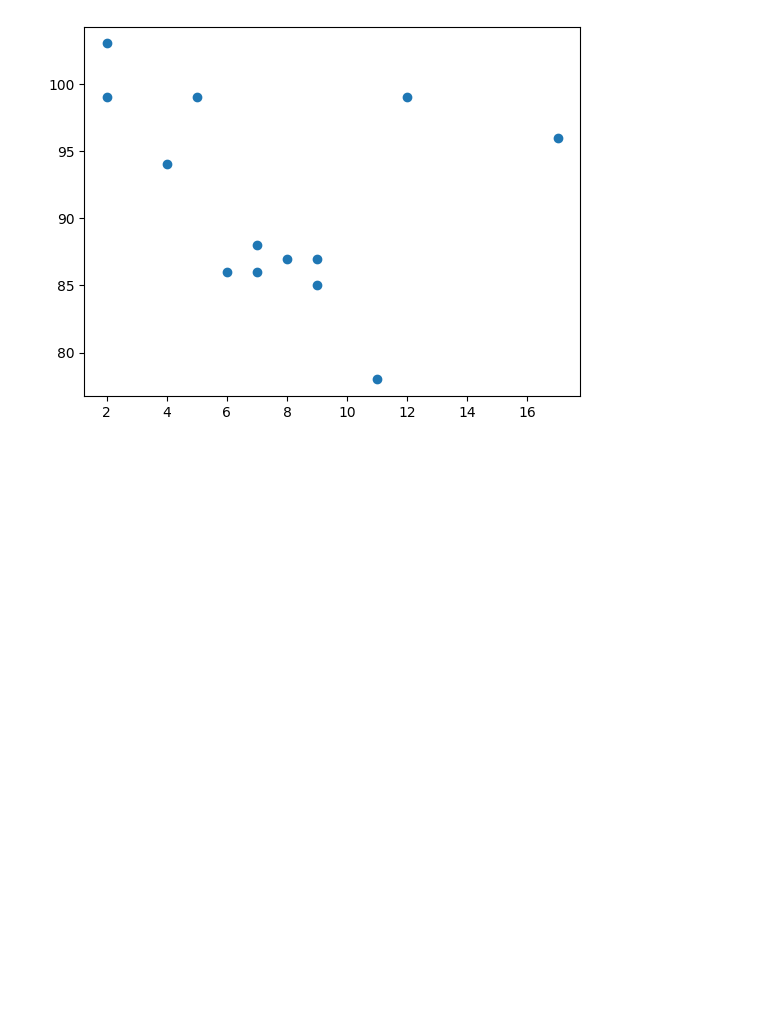
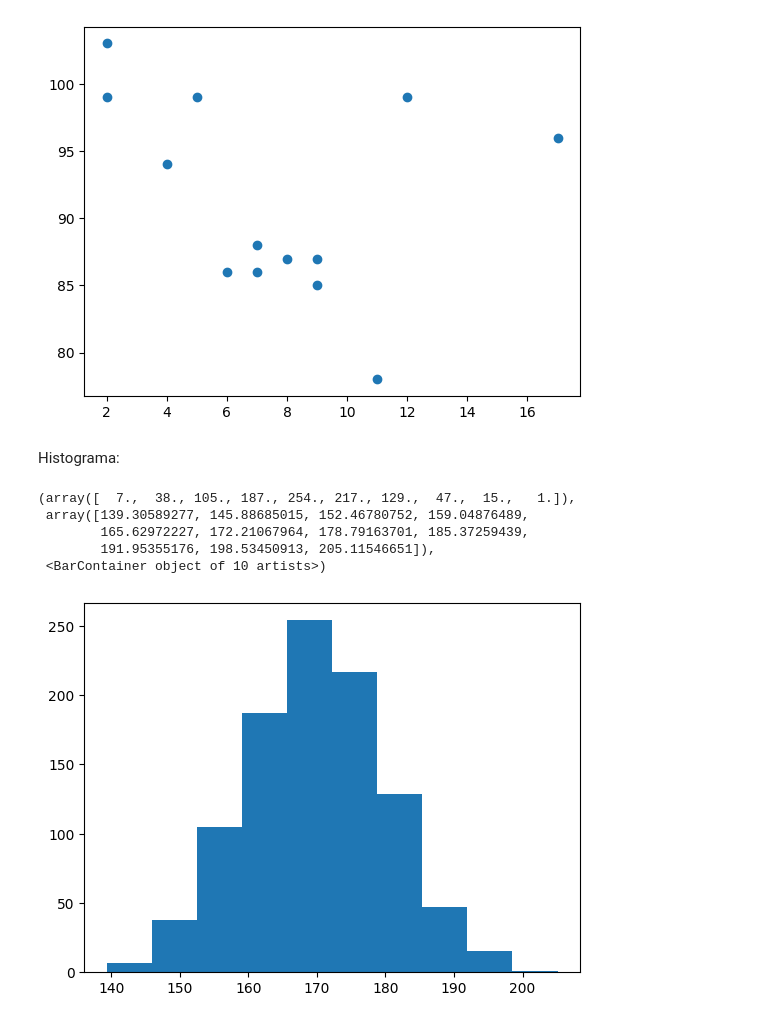
Before and after one commit to martanascimento1/datascience1, a Jupyter notebook: visualization.ipynb, the cells around one changed output. Saved outputs shown, nothing was run; the diff lists cells and outputs as text; code cells hidden in the pictures; blank space fills up the shorter version.

Commit message:
histograma

```diff
--- a/visualization.ipynb
+++ b/visualization.ipynb
@@ -69,3 +69,19 @@ plt.scatter(x, y)
 # %% [output]
 <matplotlib.collections.PathCollection at 0x...>
 [figure]
+# %% [markdown]
+Histograma:
+# %%
+import matplotlib.pyplot as plt
+import numpy as np
+
+x = np.random.normal(170, 10, 1000)
+
+plt.hist(x)
+# %% [output]
+(array([  7.,  38., 105., 187., 254., 217., 129.,  47.,  15.,   1.]),
+ array([139.30589277, 145.88685015, 152.46780752, 159.04876489,
+        165.62972227, 172.21067964, 178.79163701, 185.37259439,
+        191.95355176, 198.53450913, 205.11546651]),
+ <BarContainer object of 10 artists>)
+[figure, added]
```
